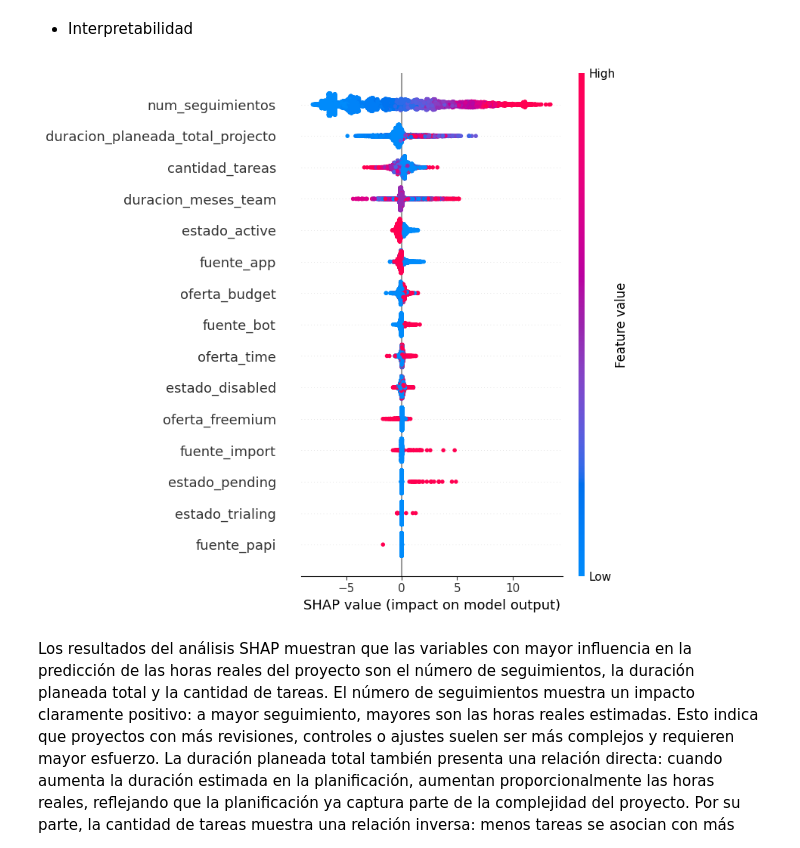
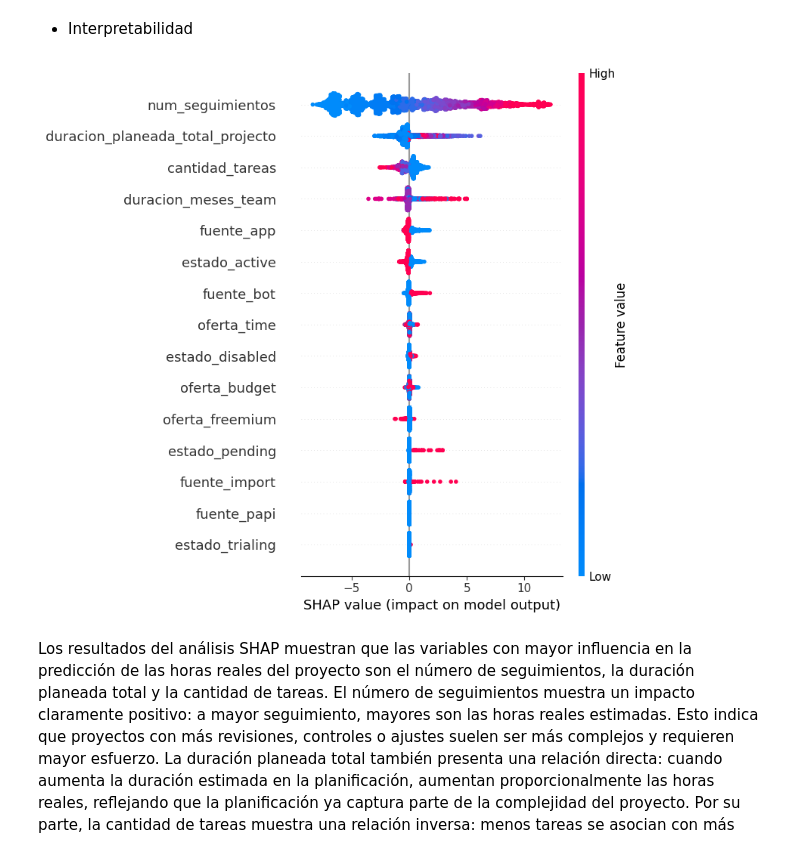
Before and after one commit to leodie1615/Proyecto-final-ciencia-datos, a Jupyter notebook: proyecto_final_segunda_entrega.ipynb, the cells around one changed output. Saved outputs shown, nothing was run; the diff lists cells and outputs as text; code cells hidden in the pictures.

```diff
--- a/proyecto_final_segunda_entrega.ipynb
+++ b/proyecto_final_segunda_entrega.ipynb
@@ -419,11 +419,11 @@ En términos de oportunidades de mejora, se identifican posibles líneas de trab
 # %% [markdown]
 - Interpretabilidad
 # %%
-explainer = shap.TreeExplainer(best_xgb)
+explainer = shap.TreeExplainer(best_rf)
 shap_values = explainer.shap_values(X_test_final)
 shap.summary_plot(shap_values, X_test_final)
 # %% [output]
-[figure, old version]
+[figure, new version]
 # %% [markdown]
 Los resultados del análisis SHAP muestran que las variables con mayor influencia en la predicción de las horas reales del proyecto son el número de seguimientos, la duración planeada total y la cantidad de tareas.
 El número de seguimientos muestra un impacto claramente positivo: a mayor seguimiento, mayores son las horas reales estimadas. Esto indica que proyectos con más revisiones, controles o ajustes suelen ser más complejos y requieren mayor esfuerzo.
```
Also changed, not shown: parts of 2 cells of this notebook, 1 other file.
